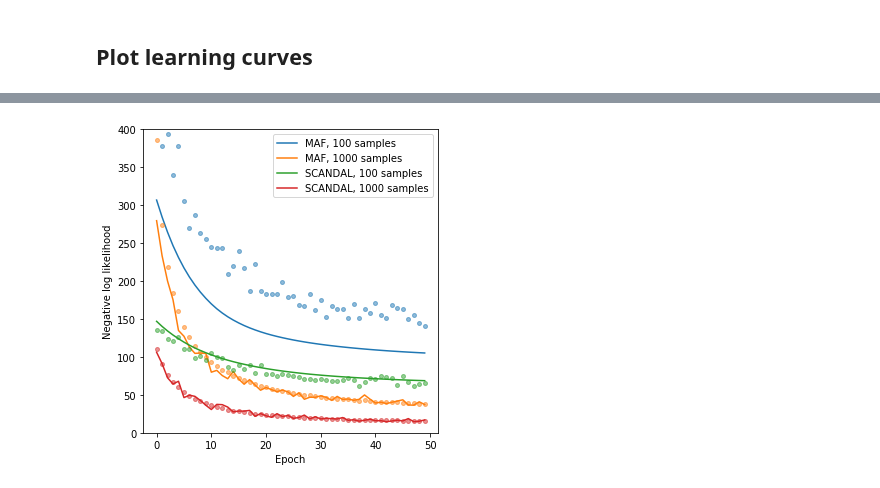
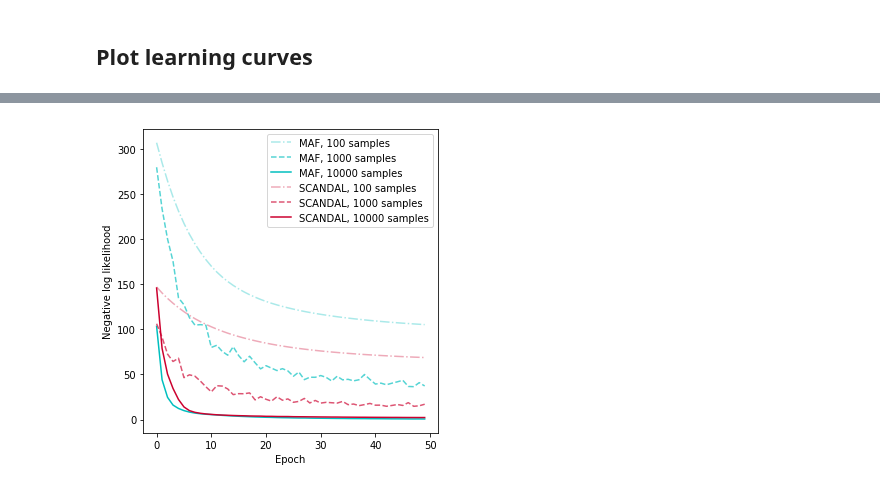
Before and after one commit to johannbrehmer/goldmine, a Jupyter notebook: goldmine/evaluation/epidemiology_learning_curves.ipynb, the cells around one changed output, grey strips where cells are left out. Cells and saved outputs as stored; diff of their text form; code cells hidden in the pictures.

```diff
--- a/goldmine/evaluation/epidemiology_learning_curves.ipynb
+++ b/goldmine/evaluation/epidemiology_learning_curves.ipynb
@@ -8,7 +8,7 @@ from sklearn.metrics import mean_squared_error
 # %% [markdown]
 ## Data
 # %%
-sample_sizes = [100, 1000]
+sample_sizes = [100, 1000, 10000]
 methods = ['maf', 'scandal']
 method_labels = ['MAF', 'SCANDAL']
 loss_labels = ['loss', 'loss_nll']
@@ -60,26 +42,32 @@ array([385.87158241, 273.69154397, 219.1615991 , 184.26772563,
+# %%
+colors = ['c','#CC002E','darkgreen','mediumblue']
+linestyles = ['-', '--', '-.', ':']
 # %%
 fig = plt.figure(figsize=(5,5))
 ax = plt.gca()
 
 
 
 for m, method in enumerate(method_labels):
     for s, sample_size in enumerate(sample_sizes):
-        plt.plot(learning_curves_train[m][s],
-                 c=colors[m*len(sample_sizes) + s], ls=' ', marker='o', ms=4., alpha=0.5)
+        alpha = (s + 1) / len(sample_sizes)
+
+        #plt.plot(learning_curves_train[m][s],
+        #         c=colors[m], ls=' ', marker='o', ms=3., alpha=alpha)
+
         plt.plot(learning_curves_val[m][s],
-                 c=colors[m*len(sample_sizes) + s], lw=1.5, ls='-',
+                 c=colors[m], lw=1.5, ls=linestyles[len(sample_sizes) - s - 1], alpha=alpha,
                  label=method + ', ' + str(sample_size) + ' samples')
 
     plt.legend()
 
     plt.xlabel('Epoch')
     plt.ylabel('Negative log likelihood')
-    plt.ylim(0.,400.)
+    #plt.ylim(0.,400.)
 
 
 
 plt.tight_layout()
 plt.show()
 # %% [output]
-[figure, old version]
+[figure, new version]
```
Also changed, not shown: parts of 2 cells of this notebook, 1 other file.
